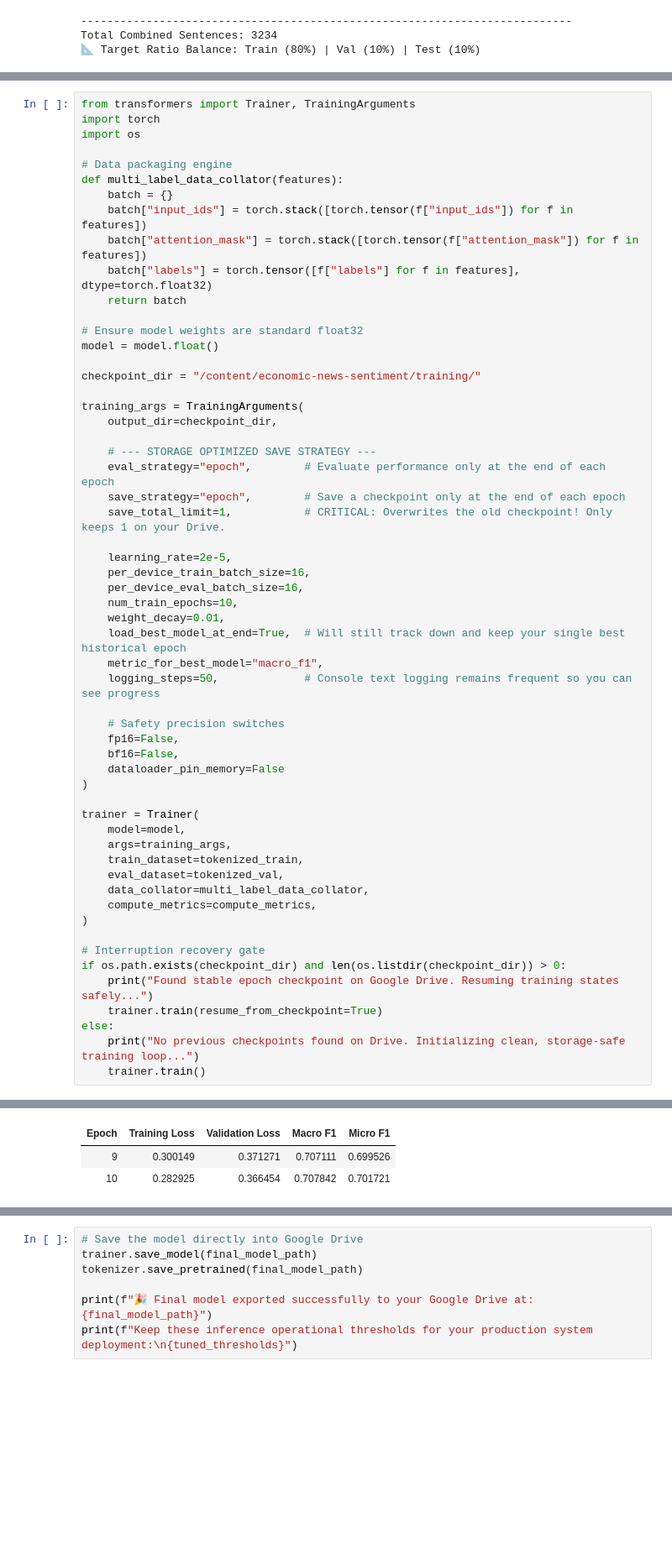
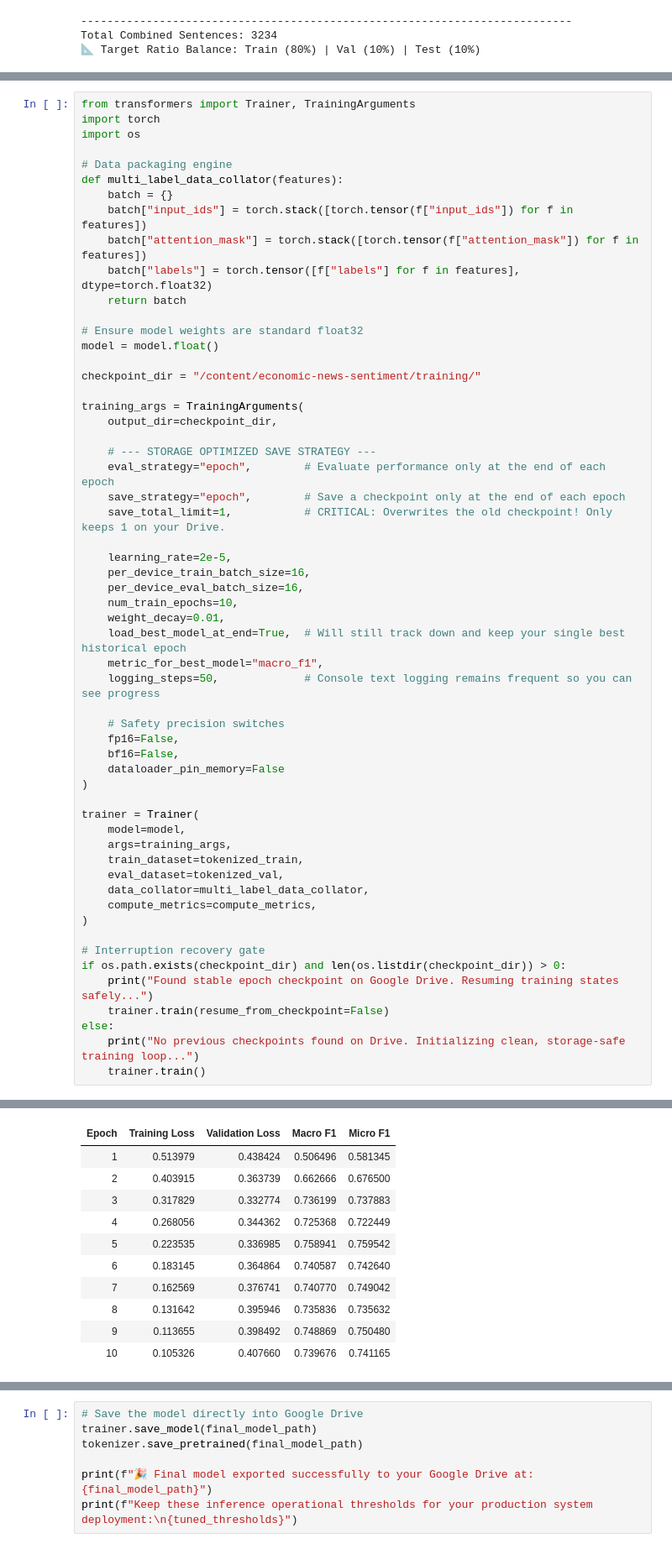
Before and after one commit to Nas-Mohd/economic-news-sentiment, a Jupyter notebook: training/aspect_classification_training.ipynb, the cells around one changed output, grey strips where cells are left out. Shown at 84% size. Saved outputs shown, nothing was run; the diff lists cells and outputs as text; blank space fills up the shorter version.

```diff
--- a/training/aspect_classification_training.ipynb
+++ b/training/aspect_classification_training.ipynb
@@ -484,7 +474,7 @@ trainer = Trainer(
 # Interruption recovery gate
 if os.path.exists(checkpoint_dir) and len(os.listdir(checkpoint_dir)) > 0:
     print("Found stable epoch checkpoint on Google Drive. Resuming training states safely...")
-    trainer.train(resume_from_checkpoint=True)
+    trainer.train(resume_from_checkpoint=False)
 else:
     print("No previous checkpoints found on Drive. Initializing clean, storage-safe training loop...")
     trainer.train()
@@ -496,3 +484,11 @@ There were unexpected keys in the checkpoint model loaded: ['deberta.embeddings.
 | Epoch | Training Loss | Validation Loss | Macro F1 | Micro F1 |
-| 9 | 0.300149 | 0.371271 | 0.707111 | 0.699526 |
-| 10 | 0.282925 | 0.366454 | 0.707842 | 0.701721 |
+| 1 | 0.513979 | 0.438424 | 0.506496 | 0.581345 |
+| 2 | 0.403915 | 0.363739 | 0.662666 | 0.676500 |
+| 3 | 0.317829 | 0.332774 | 0.736199 | 0.737883 |
+| 4 | 0.268056 | 0.344362 | 0.725368 | 0.722449 |
+| 5 | 0.223535 | 0.336985 | 0.758941 | 0.759542 |
+| 6 | 0.183145 | 0.364864 | 0.740587 | 0.742640 |
+| 7 | 0.162569 | 0.376741 | 0.740770 | 0.749042 |
+| 8 | 0.131642 | 0.395946 | 0.735836 | 0.735632 |
+| 9 | 0.113655 | 0.398492 | 0.748869 | 0.750480 |
+| 10 | 0.105326 | 0.407660 | 0.739676 | 0.741165 |
```
Also changed, not shown: parts of 13 cells of this notebook.
